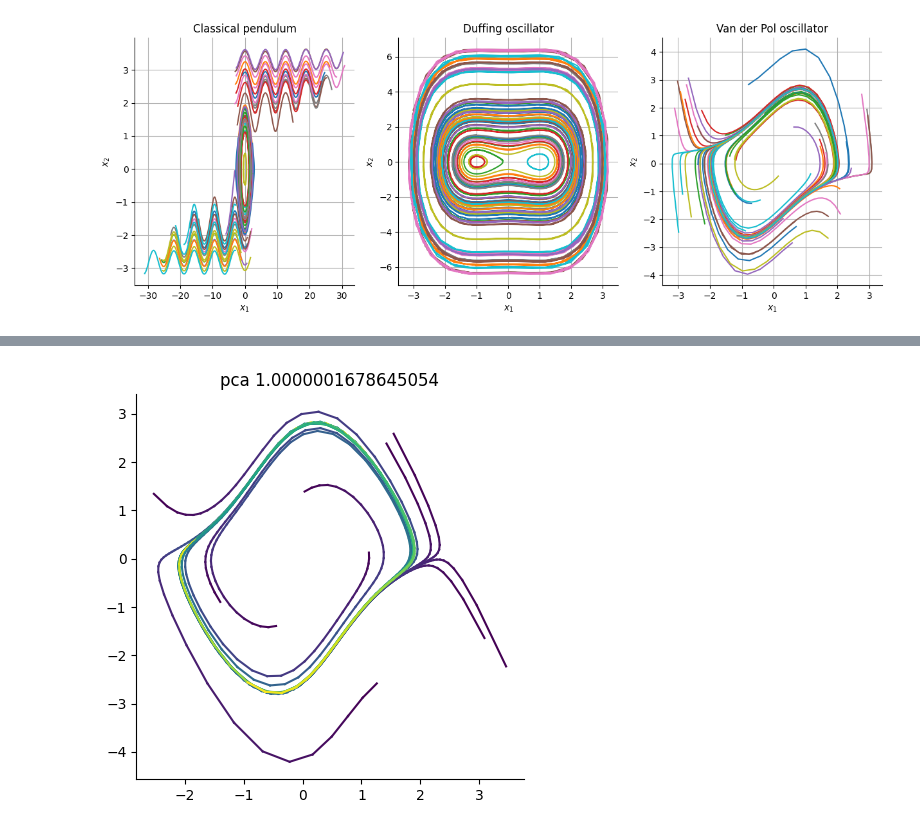
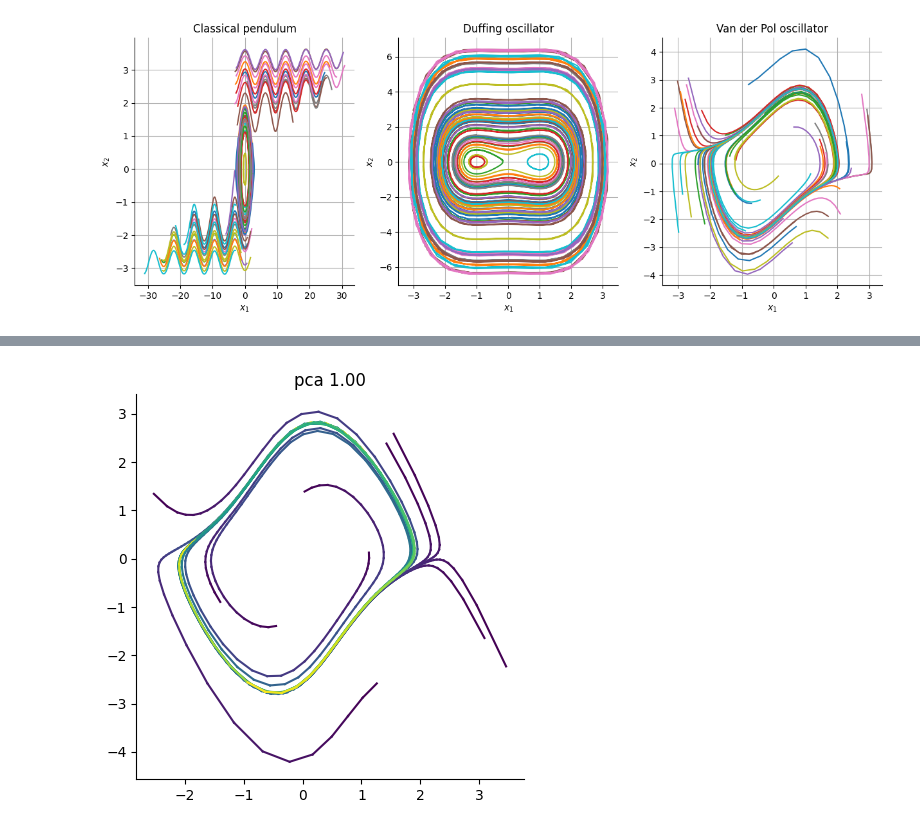
Before and after one commit to ArielleRosinski/SCA_project, a Jupyter notebook: linear_sca_synthetic_data.ipynb, the cells around one changed output, grey strips where cells are left out. Cells and saved outputs as stored; diff of their text form; code cells hidden in the pictures.

```diff
--- a/linear_sca_synthetic_data.ipynb
+++ b/linear_sca_synthetic_data.ipynb
@@ -172,5 +182,5 @@ X_pca = X_pca.reshape(split, len(t_eval), num_pcs).swapaxes(1,2)
 pca_variance_captured = pca.explained_variance_ratio_
 
 plot_2D(X_pca)
-plt.title(f"pca {var_explained(X_projected[:10], PCs.T)}")
+plt.title(f"pca {var_explained(X_projected[:split], PCs.T):.2f}")
 # %% [output]
@@ -178 +188 @@ Text(0.5, 1.0, 'pca 1.0000001678645054')
-[figure, old version]
+[figure, new version]
```
Also changed, not shown: parts of 5 cells of this notebook.
